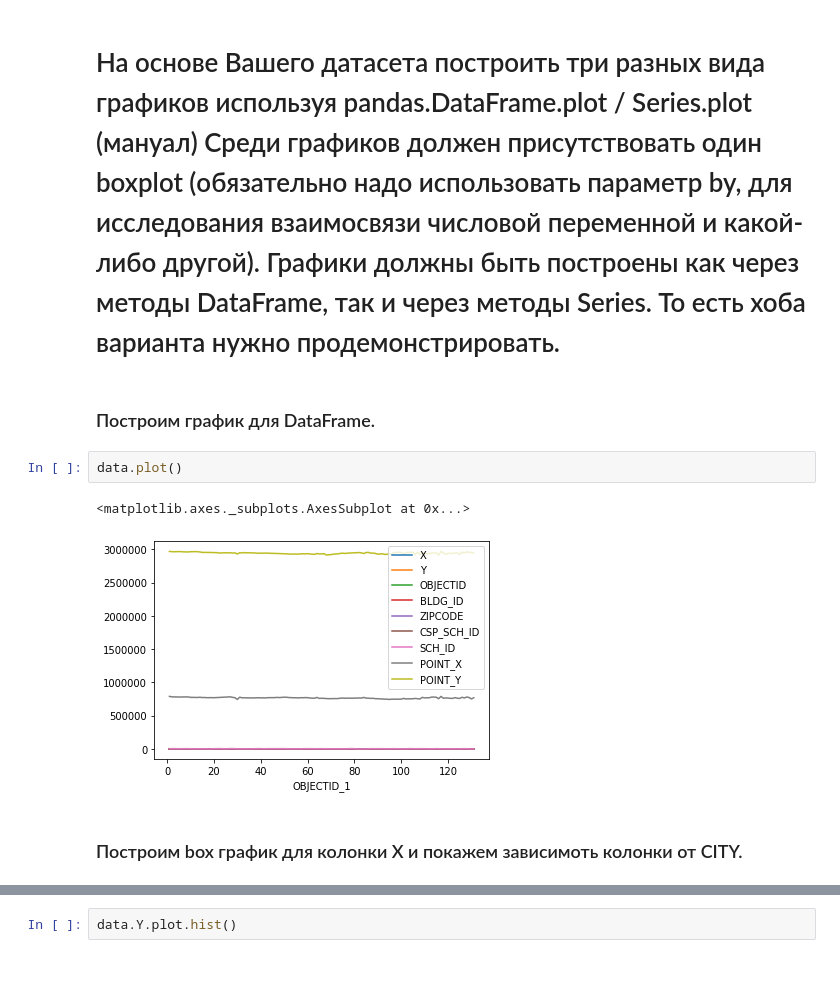
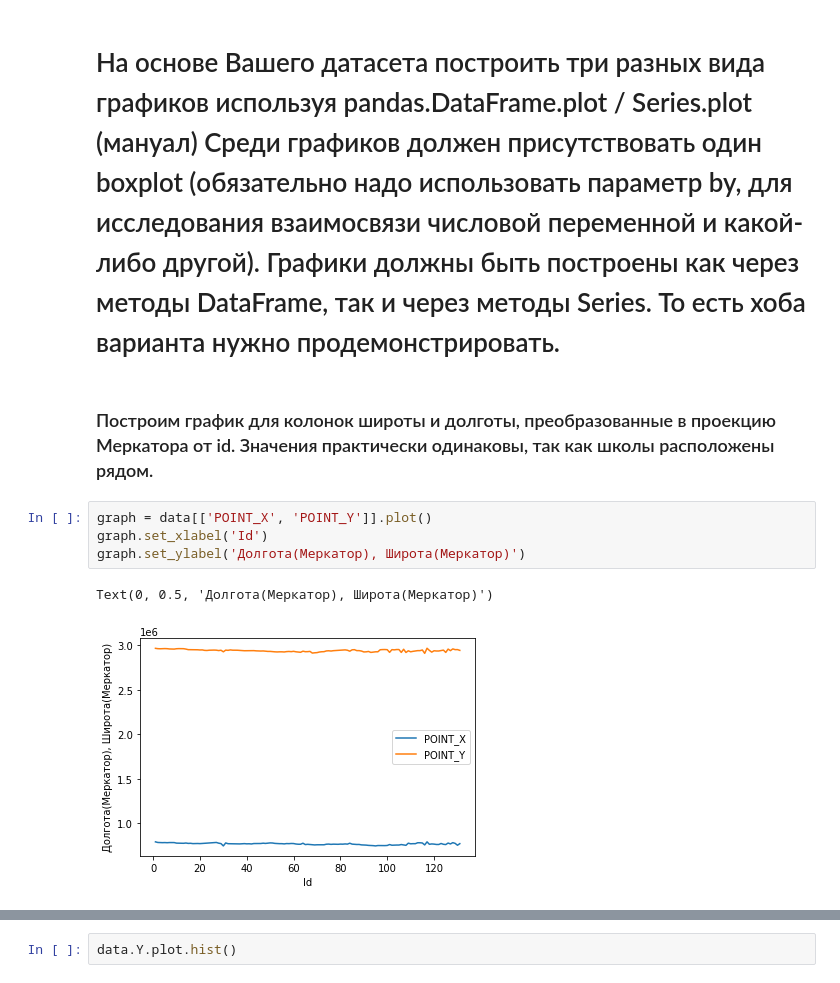
Before and after one commit to poste0/Labs, a Jupyter notebook: DataAnalysis/03-Визуализация данных-Stepanenko_Sergei.ipynb, the cells around one changed output, grey strips where cells are left out. Drawn from its saved outputs; the diff is of its cells as text.

```diff
--- a/DataAnalysis/03-Визуализация данных-Stepanenko_Sergei.ipynb
+++ b/DataAnalysis/03-Визуализация данных-Stepanenko_Sergei.ipynb
@@ -56,11 +63,11 @@ Text(0.5, 1.0, 'X(index)')
 # %% [markdown]
 # На основе Вашего датасета построить три разных вида графиков используя pandas.DataFrame.plot / Series.plot (мануал) Среди графиков должен присутствовать один boxplot (обязательно надо использовать параметр by, для исследования взаимосвязи числовой переменной и какой-либо другой). Графики должны быть построены как через методы DataFrame, так и через методы Series. То есть хоба варианта нужно продемонстрировать.
-# %% [markdown]
-### Построим график для DataFrame.
-# %%
-data.plot()
-# %% [output]
-<matplotlib.axes._subplots.AxesSubplot at 0x...>
-[figure, removed]
-# %% [markdown]
-### Построим box график для колонки X и покажем зависимоть колонки от CITY.
+# %% [markdown]
+### Построим график для колонок широты и долготы, преобразованные в проекцию Меркатора от id. Значения практически одинаковы, так как школы расположены рядом.
+# %%
+graph = data[['POINT_X', 'POINT_Y']].plot()
+graph.set_xlabel('Id')
+graph.set_ylabel('Долгота(Меркатор), Широта(Меркатор)')
+# %% [output]
+Text(0, 0.5, 'Долгота(Меркатор), Широта(Меркатор)')
+[figure, added]
```
Also changed, not shown: parts of 21 cells of this notebook.
